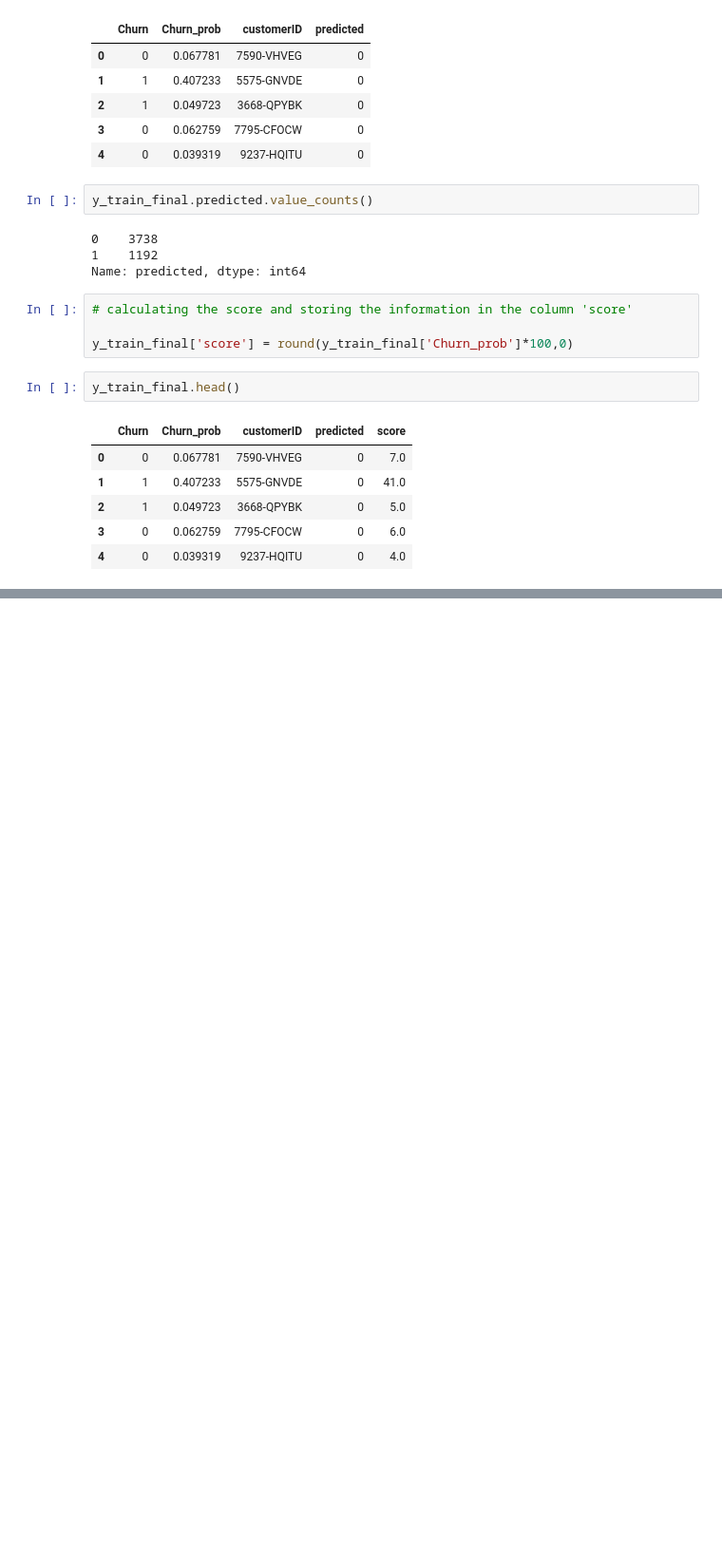
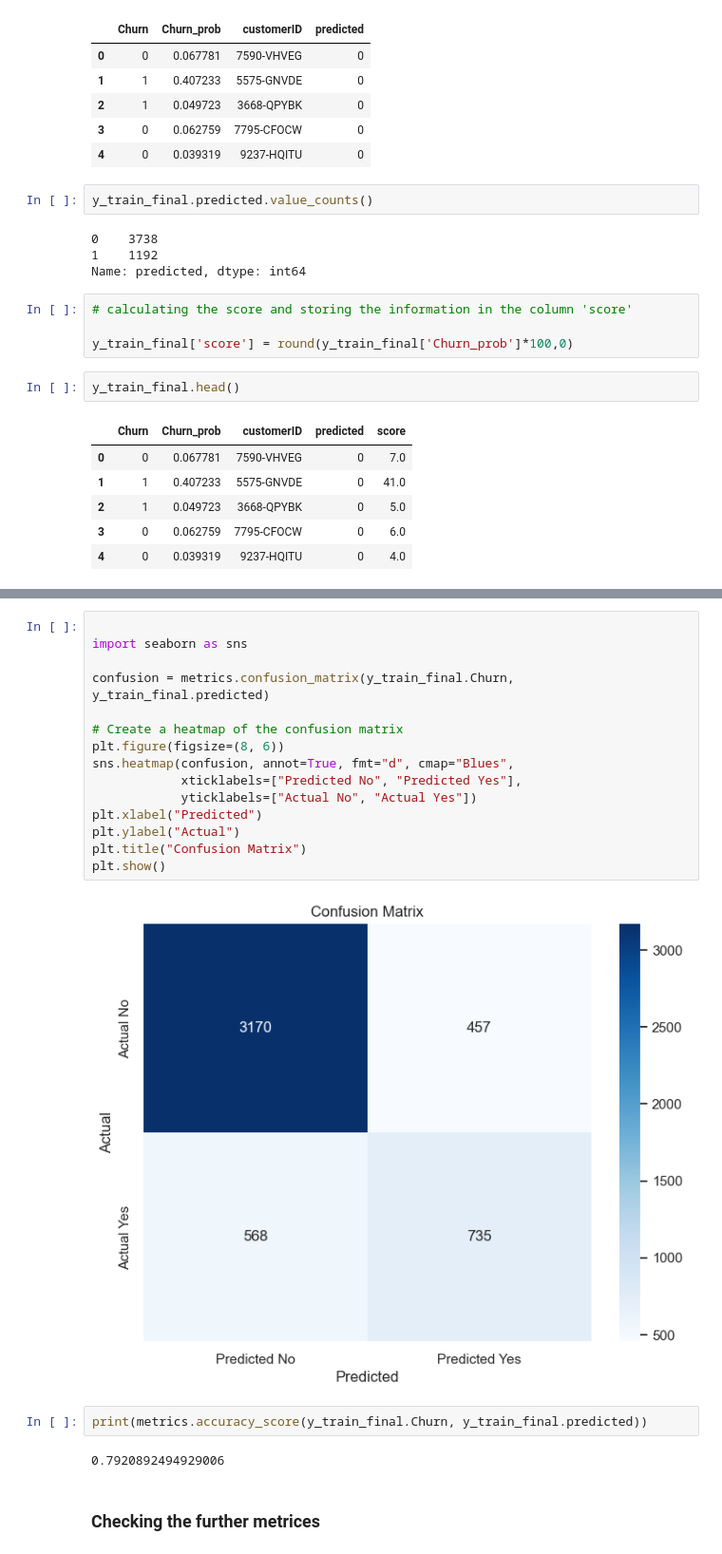
Before and after one commit to MrBinit/Supervised-Learning, a Jupyter notebook: logistic regression/b.ipynb, the cells around one changed output, grey strips where cells are left out. Shown at 95% size. Cells and saved outputs as stored; diff of their text form; blank space fills up the shorter version.

```diff
--- a/logistic regression/b.ipynb
+++ b/logistic regression/b.ipynb
@@ -1602,0 +1598,23 @@ Name: score, dtype: int64
+# %%
+
+import seaborn as sns
+
+confusion = metrics.confusion_matrix(y_train_final.Churn, y_train_final.predicted)
+
+# Create a heatmap of the confusion matrix
+plt.figure(figsize=(8, 6))
+sns.heatmap(confusion, annot=True, fmt="d", cmap="Blues",
+            xticklabels=["Predicted No", "Predicted Yes"],
+            yticklabels=["Actual No", "Actual Yes"])
+plt.xlabel("Predicted")
+plt.ylabel("Actual")
+plt.title("Confusion Matrix")
+plt.show()
+# %% [output]
+[figure, added]
+# %%
+print(metrics.accuracy_score(y_train_final.Churn, y_train_final.predicted))
+# %% [output]
+0.7920892494929006
+# %% [markdown]
+### Checking the further metrices
```
Also changed, not shown: parts of 12 cells of this notebook.
